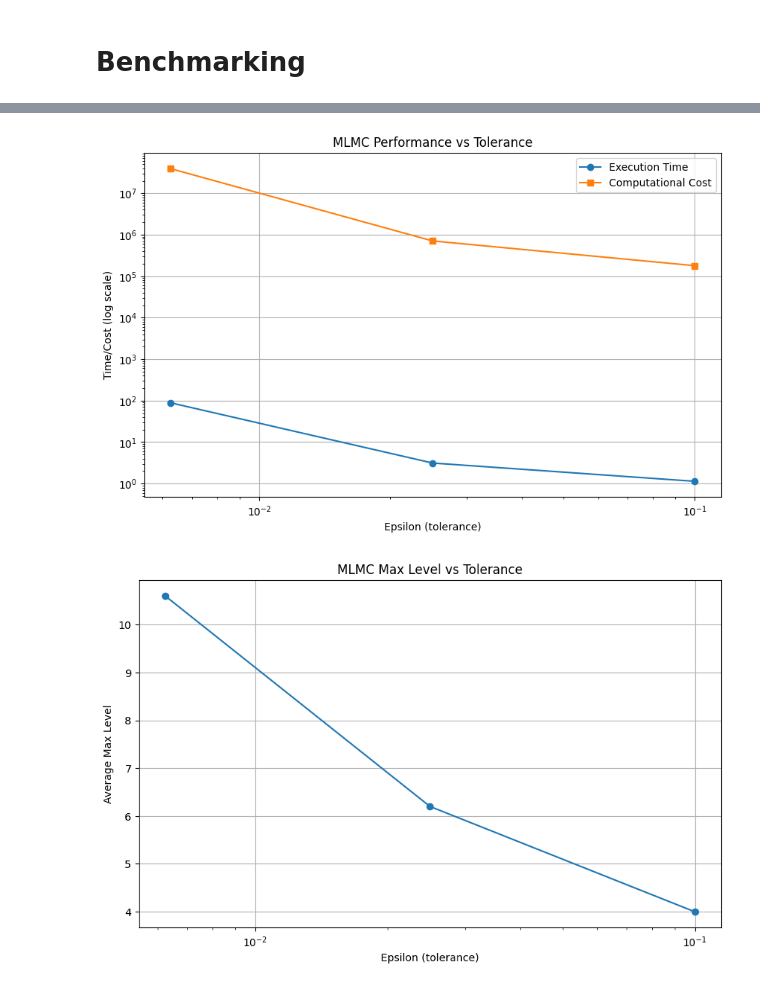
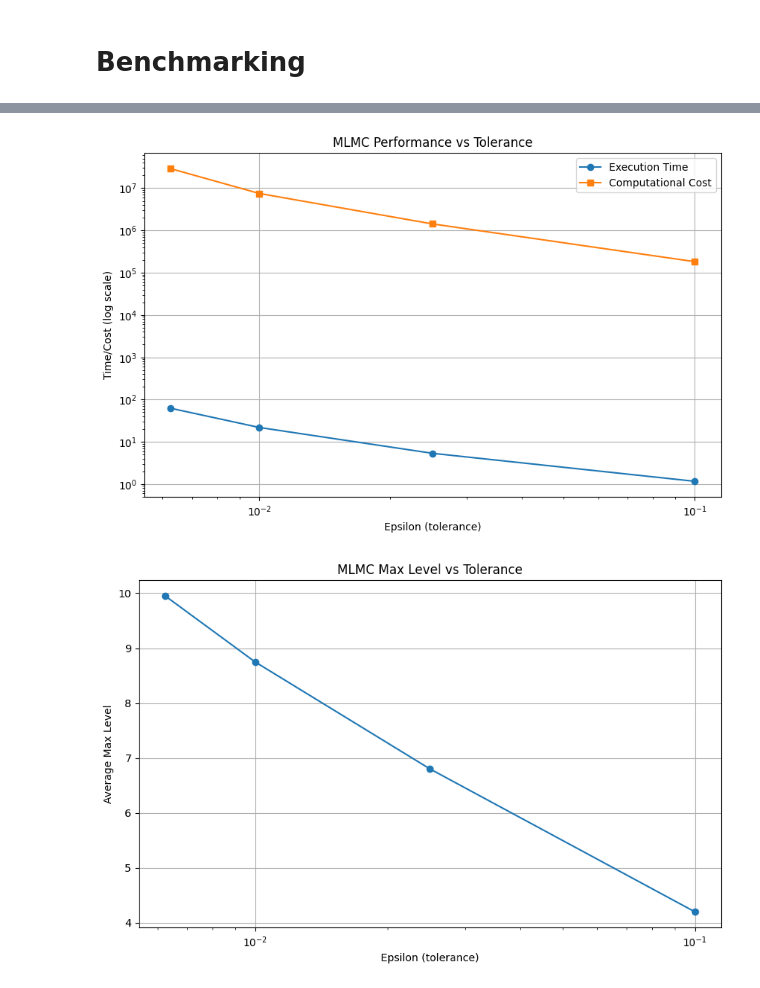
Before and after one commit to casparschucan/feynman-kac-python, a Jupyter notebook: src/benchmarking.ipynb, the cells around one changed output, grey strips where cells are left out. Cells and saved outputs as stored; diff of their text form; code cells hidden in the pictures.

Commit message:
more benchmark plots

```diff
--- a/src/benchmarking.ipynb
+++ b/src/benchmarking.ipynb
@@ -5,6 +5,7 @@ import time
 import pandas as pd
 import matplotlib.pyplot as plt
 from mlmc import mlmc  # Assuming this is how you import the function
+from tqdm.notebook import tqdm
 
 def benchmark_mlmc(parameter_sets, runs=5):
     """
@@ -22,9 +23,14 @@ def benchmark_mlmc(parameter_sets, runs=5):
     for params in parameter_sets:
         total_time = 0
         total_cost = 0
+        avg_error = 0
         max_levels = []
 
-        for _ in range(runs):
+        solution = params["f"]
+        x = params["x"]
+        y = params["y"]
+
+        for _ in tqdm(range(runs)):
             start_time = time.time()
             expectation, cost, max_level, _ = mlmc(**params)
             end_time = time.time()
@@ -32,41 +38,52 @@ def benchmark_mlmc(parameter_sets, runs=5):
             total_time += (end_time - start_time)
             total_cost += cost
             max_levels.append(max_level)
+            error = abs(expectation - solution(x, y))
+            avg_error += error
 
+        avg_error /= runs
         results.append({
             **params,
             'avg_execution_time': total_time / runs,
             'avg_computational_cost': total_cost / runs,
             'avg_max_level': sum(max_levels) / len(max_levels),
-            'expectation': expectation  # Last computed value
+            'expectation': expectation,  # Last computed value
+            'avg_error': avg_error
         })
 
     return pd.DataFrame(results)
 # %%
 # Example test functions from your notebook
-from test_functions import non_hom_test, test_phi, test_bound, test_rhs, test_cos, test_cos_rhs
-
+from test_functions import sin, sin_rhs, cos, cos_rhs, sq_cos, sq_cos_rhs
+from test_functions import gaussian, gaussian_rhs, exp, exp_rhs
+from test_functions import poly, poly_rhs
 # Define parameter sets to benchmark
 parameter_sets = [
     # Varying epsilon (accuracy)
-    {'x': 0.5, 'y': 0.5, 'f': test_bound, 'g': test_rhs, 'dt0': 0.01, 'epsilon': 0.1},
-    {'x': 0.5, 'y': 0.5, 'f': test_bound, 'g': test_rhs, 'dt0': 0.01, 'epsilon': 0.025},
-    {'x': 0.5, 'y': 0.5, 'f': test_bound, 'g': test_rhs, 'dt0': 0.01, 'epsilon': 0.01},
-    {'x': 0.5, 'y': 0.5, 'f': test_bound, 'g': test_rhs, 'dt0': 0.01, 'epsilon': 0.1/(4**2)},
+    {'x': 0.5, 'y': 0.5, 'f': sin, 'g': sin_rhs, 'dt0': 0.01, 'epsilon': 0.1},
+    {'x': 0.5, 'y': 0.5, 'f': sin, 'g': sin_rhs, 'dt0': 0.01, 'epsilon': 0.025},
+    {'x': 0.5, 'y': 0.5, 'f': sin, 'g': sin_rhs, 'dt0': 0.01, 'epsilon': 0.1/(4**2)},
 
     # Varying dt0 (initial time step)
-    {'x': 0.5, 'y': 0.5, 'f': test_bound, 'g': test_rhs, 'dt0': 0.02, 'epsilon': 0.01},
-    {'x': 0.5, 'y': 0.5, 'f': test_bound, 'g': test_rhs, 'dt0': 0.005, 'epsilon': 0.01},
+    {'x': 0.5, 'y': 0.5, 'f': sin, 'g': sin_rhs, 'dt0': 0.1, 'epsilon': 0.01},
+    {'x': 0.5, 'y': 0.5, 'f': sin, 'g': sin_rhs, 'dt0': 0.01, 'epsilon': 0.01},
+    {'x': 0.5, 'y': 0.5, 'f': sin, 'g': sin_rhs, 'dt0': 0.001, 'epsilon': 0.01},
+    {'x': 0.5, 'y': 0.5, 'f': sin, 'g': sin_rhs, 'dt0': 0.0001, 'epsilon': 0.01},
 
     # Different test functions
-    {'x': 0.5, 'y': 0.5, 'f': test_cos, 'g': test_cos_rhs, 'dt0': 0.01, 'epsilon': 0.01},
+    {'x': 0.5, 'y': 0.5, 'f': cos, 'g': cos_rhs, 'dt0': 0.01, 'epsilon': 0.01},
+    {'x': 0.5, 'y': 0.5, 'f': sq_cos, 'g': sq_cos_rhs, 'dt0': 0.01, 'epsilon': 0.01},
+    {'x': 0.5, 'y': 0.5, 'f': gaussian, 'g': gaussian_rhs, 'dt0': 0.01, 'epsilon': 0.01},
+    {'x': 0.5, 'y': 0.5, 'f': exp, 'g': exp_rhs, 'dt0': 0.01, 'epsilon': 0.01},
+    {'x': 0.5, 'y': 0.5, 'f': poly, 'g': poly_rhs, 'dt0': 0.01, 'epsilon': 0.01},
+
 
     # Different coordinates
-    {'x': 0.25, 'y': 0.75, 'f': test_bound, 'g': test_rhs, 'dt0': 0.01, 'epsilon': 0.01},
+    {'x': 0.25, 'y': 0.75, 'f': sin, 'g': sin_rhs, 'dt0': 0.01, 'epsilon': 0.01},
 ]
 
 # Run benchmarks
-benchmark_results = benchmark_mlmc(parameter_sets)
+benchmark_results = benchmark_mlmc(parameter_sets, 20)
 # %%
 # Display results table
 print(benchmark_results)
@@ -75,7 +92,7 @@ print(benchmark_results)
 plt.figure(figsize=(10, 6))
 epsilon_results = benchmark_results[benchmark_results['x'] == 0.5]
 epsilon_results = epsilon_results[epsilon_results['dt0'] == 0.01]
-epsilon_results = epsilon_results[epsilon_results['f'] == test_bound]
+epsilon_results = epsilon_results[epsilon_results['f'] == sin]
 epsilon_results = epsilon_results.sort_values('epsilon')
 
 plt.loglog(epsilon_results['epsilon'], epsilon_results['avg_execution_time'], 'o-', label='Execution Time')
@@ -116,2 +133,2 @@ plt.show()
-[figure, old version]
+[figure, new version]
-[figure, old version]
+[figure, new version]
```
Also changed, not shown: parts of 3 cells of this notebook.
